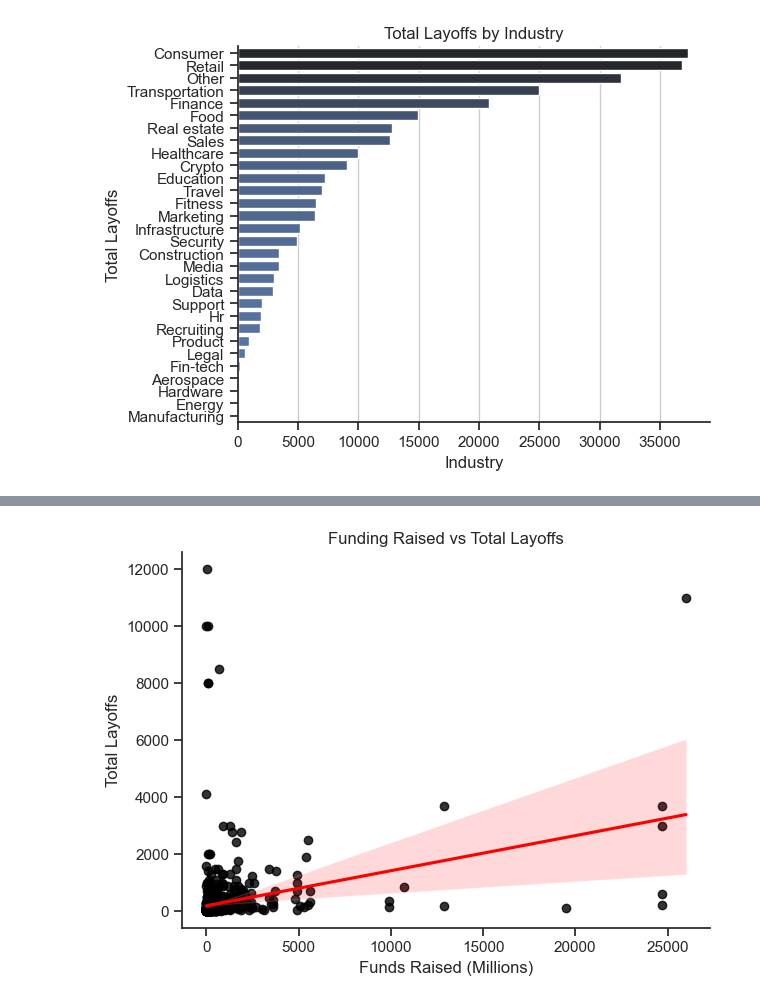
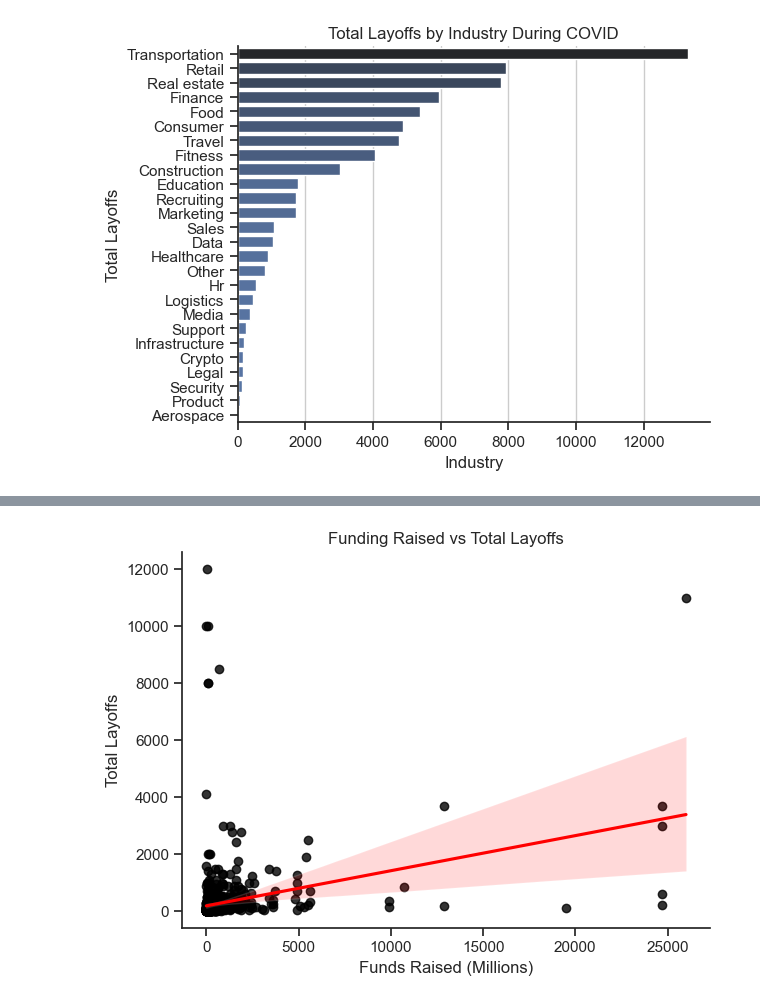
Before and after one commit to jamiefor3/Worldwide_Layoffs_Project, a Jupyter notebook: Layoff_Analysis/Layoff_Analysis.ipynb, the cells around one changed output, grey strips where cells are left out. Cells and saved outputs as stored; diff of their text form; code cells hidden in the pictures.

```diff
--- a/Layoff_Analysis/Layoff_Analysis.ipynb
+++ b/Layoff_Analysis/Layoff_Analysis.ipynb
@@ -15,26 +15,28 @@ df = dataset['train'].to_pandas()
 
 #Cleanup Date
 df['date'] = pd.to_datetime(df['date'])
+#Create COVID date filter
+df_dates = df[df['date'] < '2022-05-01']
 # %%
 # Grouping data by industry to calculate total layoffs and sorting the results
-industry_layoffs = df.groupby('industry')['total_laid_off'].sum().sort_values(ascending=False).reset_index().copy()
+industry_layoffs = df_dates.groupby('industry')['total_laid_off'].sum().sort_values(ascending=False).reset_index().copy()
 
 # Setting plot theme and creating a bar plot to visualize total layoffs by industry
 sns.set_theme(style='ticks')
 sns.barplot(data=industry_layoffs, y='industry', x='total_laid_off', hue='total_laid_off', palette='dark:b_r', legend=False)
 
 # Customizing the plot appearance, removing spines, and adjusting layout
 sns.despine()
-plt.title('Total Layoffs by Industry')
+plt.title('Total Layoffs by Industry During COVID')
 plt.xlabel('Industry')
 plt.ylabel('Total Layoffs')
 plt.tight_layout()
 
 # Displaying the plot with gridlines for better clarity
 plt.grid(True, axis='x')
 plt.tight_layout()
 plt.show()
 # %% [output]
-[figure, old version]
+[figure, new version]
 # %%
 # Grouping data by company stage to calculate average percentage of layoffs and sorting the results
```
Also changed, not shown: parts of 2 cells of this notebook, 7 other files.
